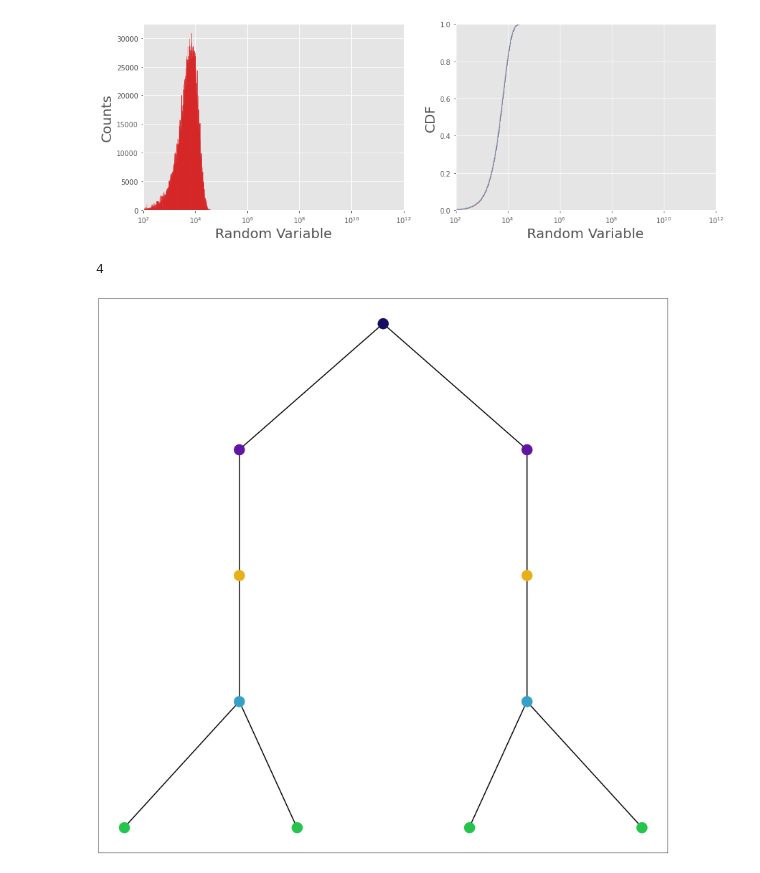
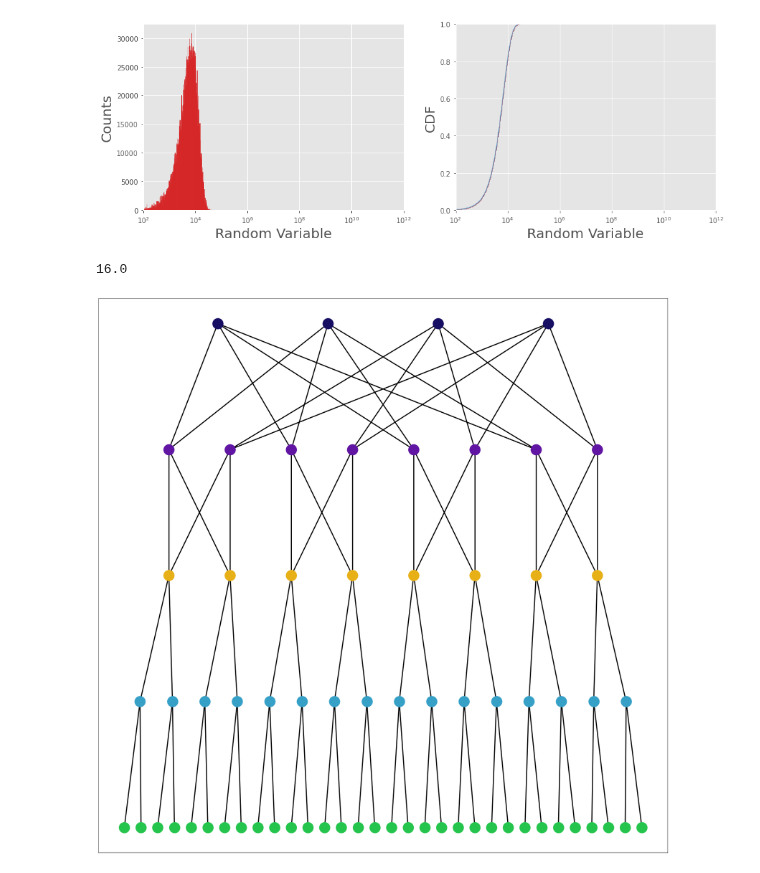
Before and after one commit to cwfparsonson/trafpy, a Jupyter notebook: notebooks/load_implementation.ipynb, the cells around one changed output. Saved outputs shown, nothing was run; the diff lists cells and outputs as text; code cells hidden in the pictures.

```diff
--- a/notebooks/load_implementation.ipynb
+++ b/notebooks/load_implementation.ipynb
@@ -84,18 +82,18 @@ print('Num slots: {}'.format(len(slots_dict.keys())))
 # print('Slots dict:\n{}'.format(_slots_dict))
 # %%
 %autoreload
-net = tpg.gen_fat_tree(k=2,
+net = tpg.gen_fat_tree(k=4,
                        N=2,
                        num_channels=1,
-                       rack_to_edge_channel_capacity=5,
-                       edge_to_agg_channel_capacity=5,
-                       agg_to_core_channel_capacity=5)
+                       rack_to_edge_channel_capacity=500,
+                       edge_to_agg_channel_capacity=40000,
+                       agg_to_core_channel_capacity=40000)
 # net = tpg.gen_nsfnet_network(N=2)
 print(net.graph['max_nw_capacity'])
 fig = tpg.plot_network(net, draw_node_labels=False, network_node_size=1000, linewidths=1)
 # %% [output]
-4
+16.0
-[figure, old version]
+[figure, new version]
 # %%
 %autoreload
 import time
```
Also changed, not shown: parts of 1 cell of this notebook, 8 other files.
